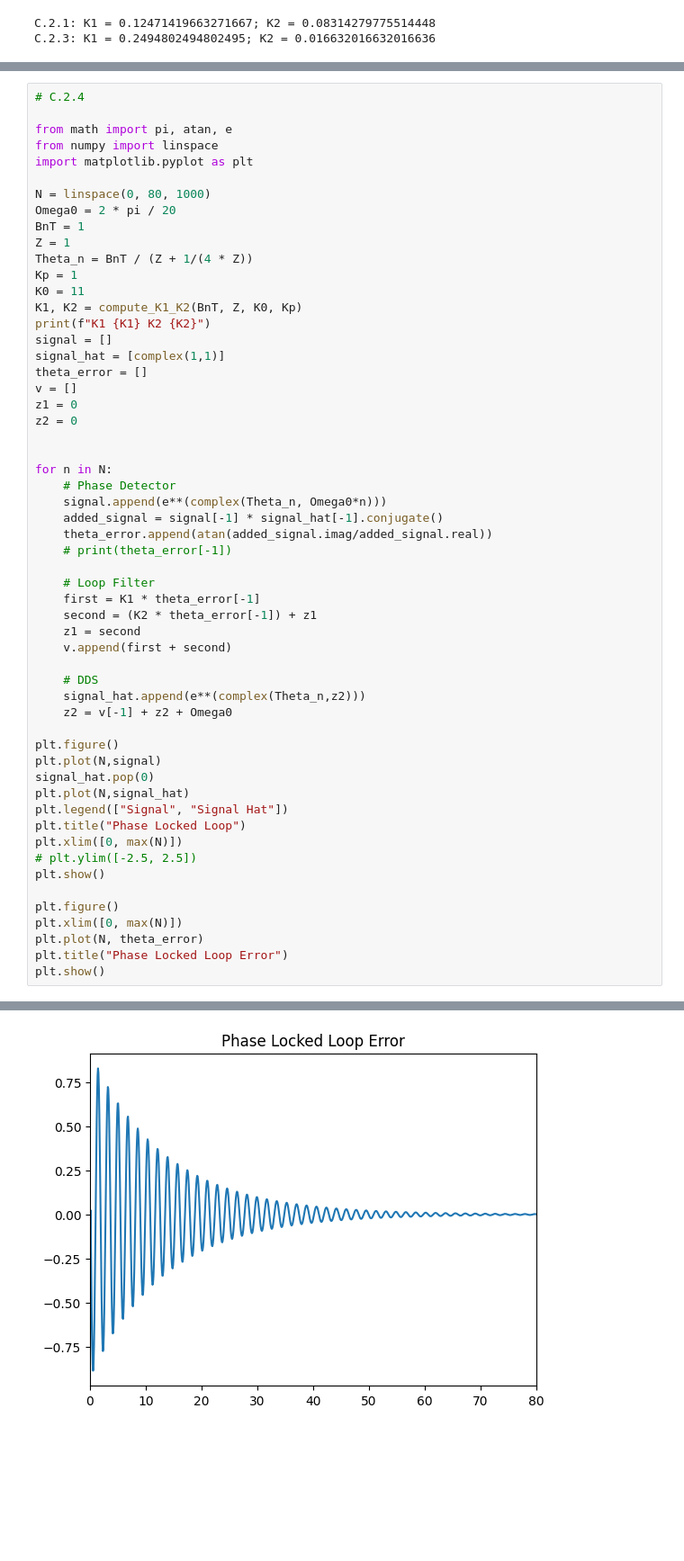
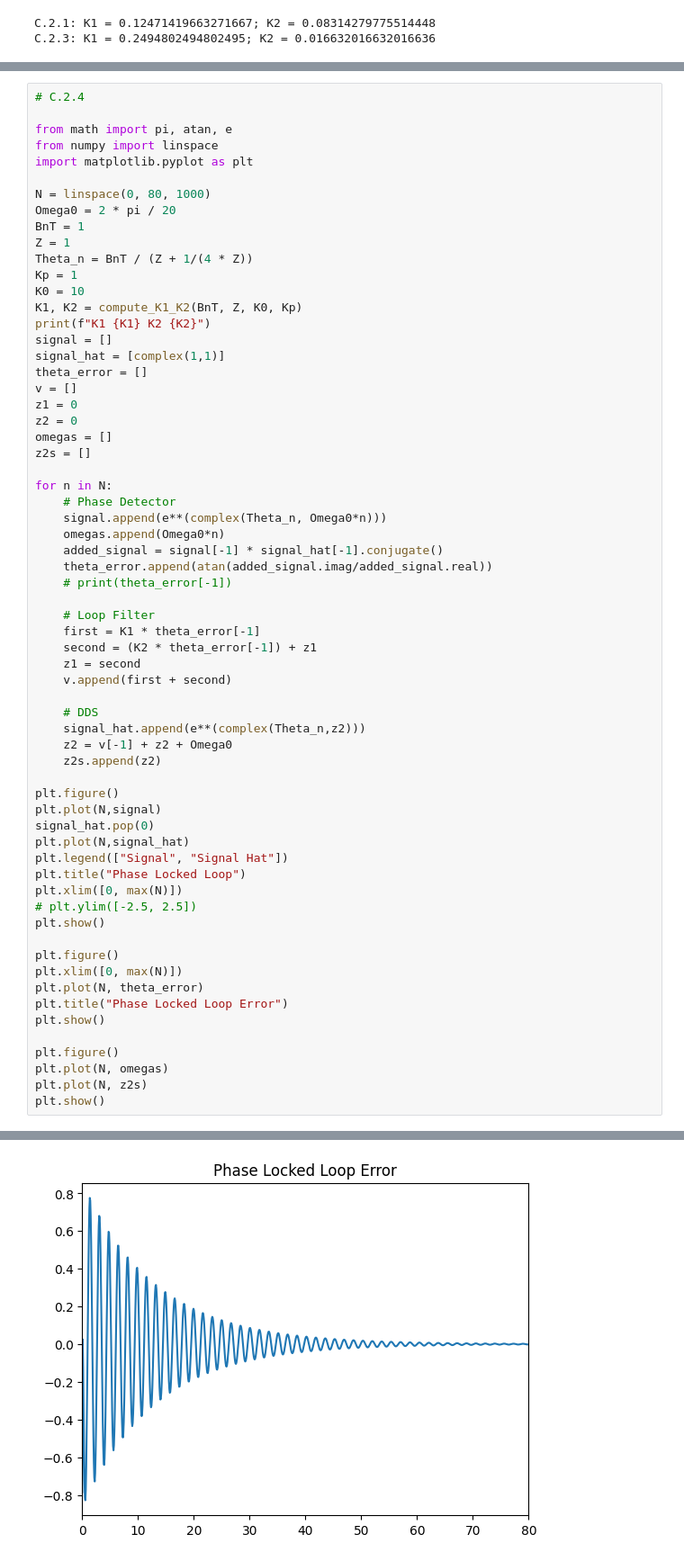
Before and after one commit to ctrayn/USUSpring2023, a Jupyter notebook: Comms/Homework5/HW5.ipynb, the cells around one changed output, grey strips where cells are left out. Shown: that part at 90% size. Drawn from its saved outputs; the diff is of its cells as text; blank space fills up the shorter version.

```diff
--- a/Comms/Homework5/HW5.ipynb
+++ b/Comms/Homework5/HW5.ipynb
@@ -79,7 +75,7 @@ BnT = 1
 Z = 1
 Theta_n = BnT / (Z + 1/(4 * Z))
 Kp = 1
-K0 = 11
+K0 = 10
 K1, K2 = compute_K1_K2(BnT, Z, K0, Kp)
 print(f"K1 {K1} K2 {K2}")
 signal = []
@@ -88,11 +84,13 @@ theta_error = []
 v = []
 z1 = 0
 z2 = 0
-
+omegas = []
+z2s = []
 
 for n in N:
     # Phase Detector
     signal.append(e**(complex(Theta_n, Omega0*n)))
+    omegas.append(Omega0*n)
     added_signal = signal[-1] * signal_hat[-1].conjugate()
     theta_error.append(atan(added_signal.imag/added_signal.real))
     # print(theta_error[-1])
@@ -106,6 +104,7 @@ for n in N:
     # DDS
     signal_hat.append(e**(complex(Theta_n,z2)))
     z2 = v[-1] + z2 + Omega0
+    z2s.append(z2)
 
 plt.figure()
 plt.plot(N,signal)
@@ -122,4 +121,9 @@ plt.xlim([0, max(N)])
 plt.plot(N, theta_error)
 plt.title("Phase Locked Loop Error")
 plt.show()
+
+plt.figure()
+plt.plot(N, omegas)
+plt.plot(N, z2s)
+plt.show()
 # %% [output]
@@ -128 +132 @@ K1 0.08978675645342311 K2 0.0718294051627385
-[figure, old version]
+[figure, new version]
```
Also changed, not shown: parts of 5 cells of this notebook, 2 other files.
